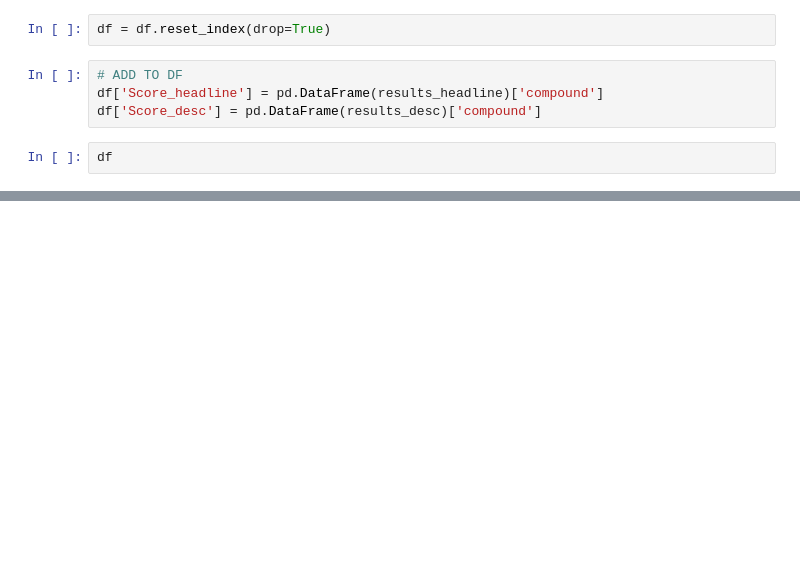
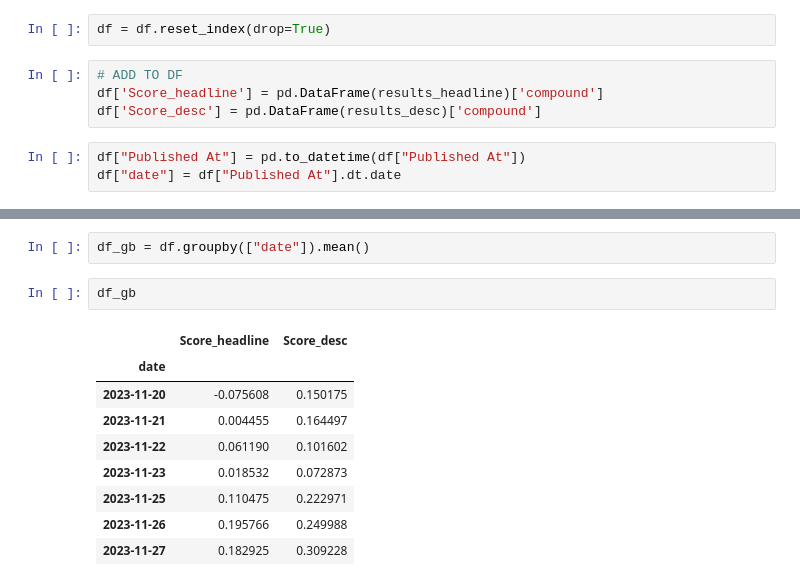
Before and after one commit to peterstlang/NLP-stock-project, a Jupyter notebook: notebooks/Sentiment analysis beginner strategy.ipynb, the cells around one changed output, grey strips where cells are left out. Cells and saved outputs as stored; diff of their text form; blank space fills up the shorter version.

```diff
--- a/notebooks/Sentiment analysis beginner strategy.ipynb
+++ b/notebooks/Sentiment analysis beginner strategy.ipynb
@@ -134,4 +110,5 @@ df = df.reset_index(drop=True)
 df['Score_headline'] = pd.DataFrame(results_headline)['compound']
 df['Score_desc'] = pd.DataFrame(results_desc)['compound']
 # %%
-df
+df["Published At"] = pd.to_datetime(df["Published At"])
+df["date"] = df["Published At"].dt.date
@@ -151,0 +131,14 @@ df
+# %%
+df_gb = df.groupby(["date"]).mean()
+# %%
+df_gb
+# %% [output]
+|  | Score_headline | Score_desc |
+| date |  |  |
+| 2023-11-20 | -0.075608 | 0.150175 |
+| 2023-11-21 | 0.004455 | 0.164497 |
+| 2023-11-22 | 0.061190 | 0.101602 |
+| 2023-11-23 | 0.018532 | 0.072873 |
+| 2023-11-25 | 0.110475 | 0.222971 |
+| 2023-11-26 | 0.195766 | 0.249988 |
+| 2023-11-27 | 0.182925 | 0.309228 |
```
Also changed, not shown: parts of 8 cells of this notebook.
